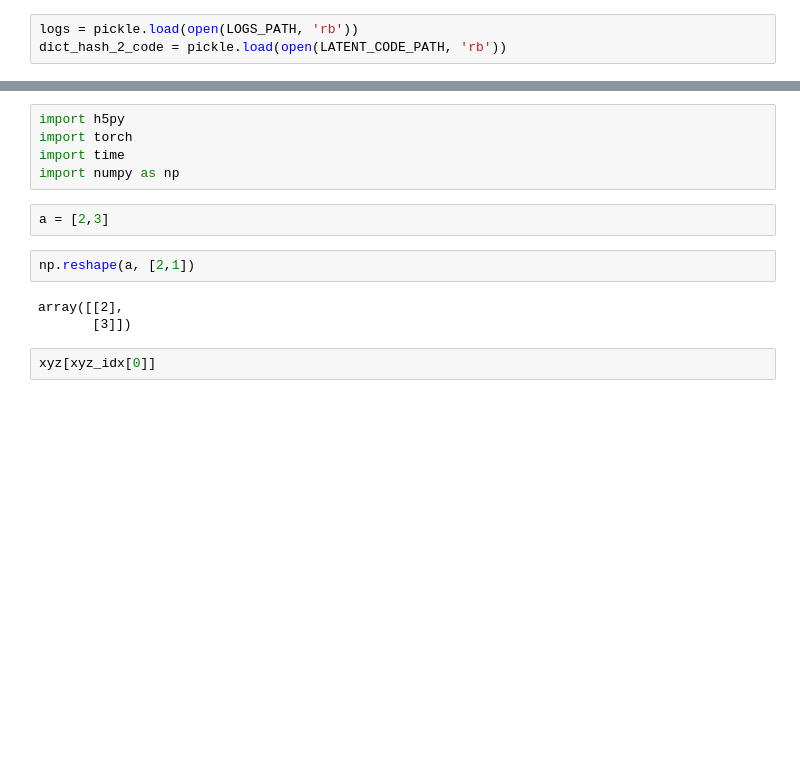
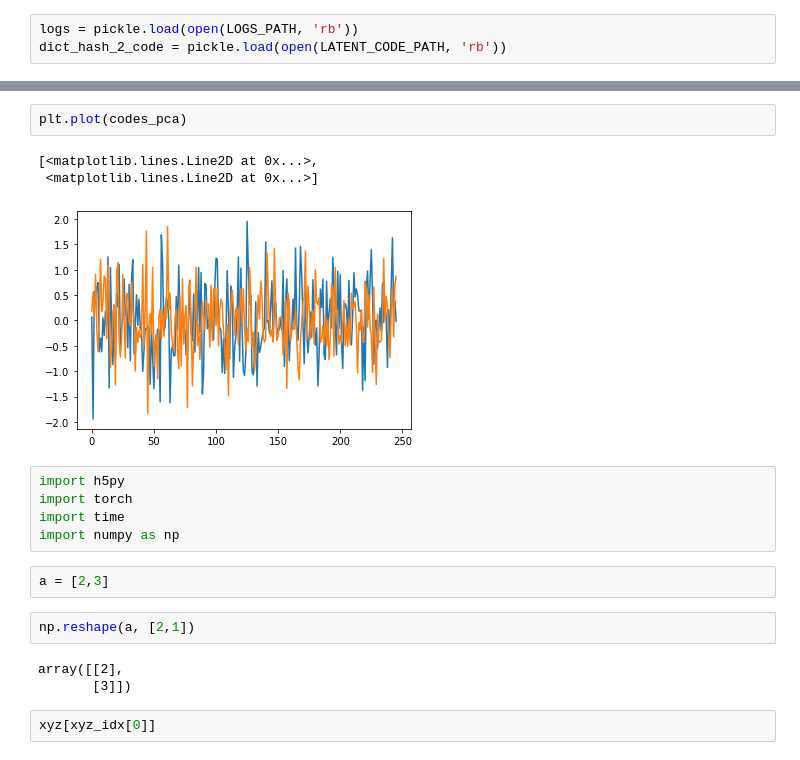
Before and after one commit to lcordey/codePDM, a Jupyter notebook: img2sdf_code/test.ipynb, the cells around one changed output, grey strips where cells are left out. Cells and saved outputs as stored; diff of their text form; blank space fills up the shorter version.

```diff
--- a/img2sdf_code/test.ipynb
+++ b/img2sdf_code/test.ipynb
@@ -30,3 +36,9 @@ plt.semilogy(logs["sdf"])
+# %%
+plt.plot(codes_pca)
+# %% [output]
+[<matplotlib.lines.Line2D at 0x...>,
+ <matplotlib.lines.Line2D at 0x...>]
+[figure, added]
 # %%
 import h5py
 import torch
```
Also changed, not shown: parts of 10 cells of this notebook, 1 other file.
